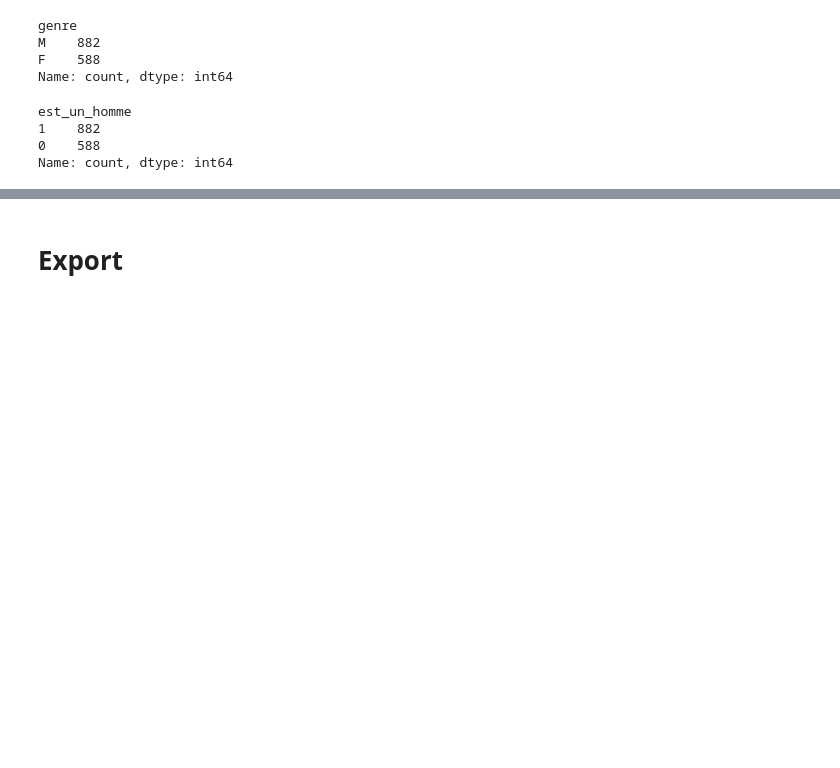
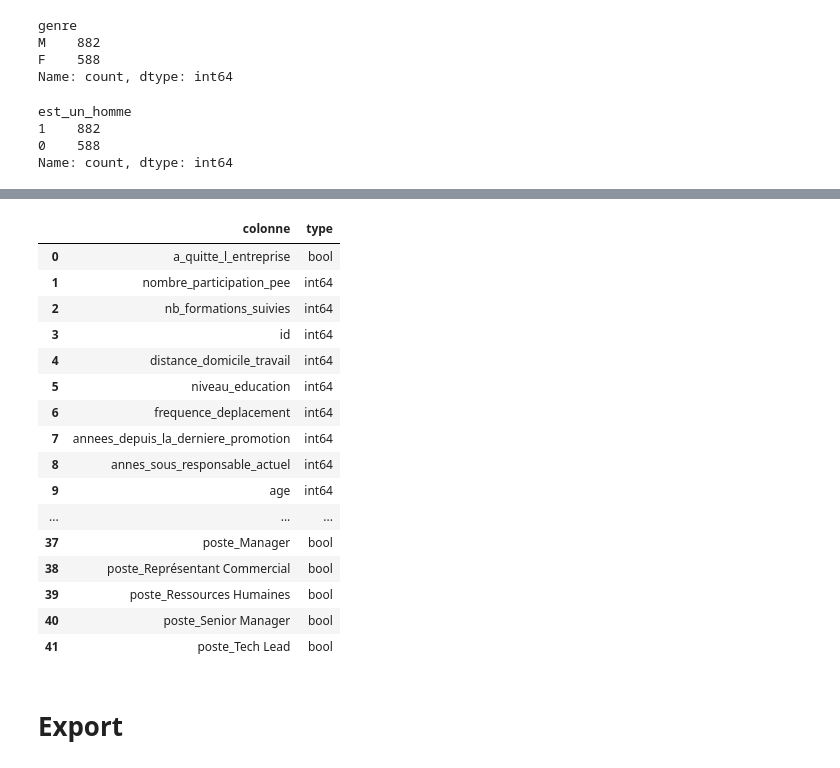
Before and after one commit to Ace4teaM/OCR-NovaTech, a Jupyter notebook: 1.nettoyage.ipynb, the cells around one changed output, grey strips where cells are left out. Cells and saved outputs as stored; diff of their text form; code cells hidden in the pictures; blank space fills up the shorter version.

Commit message:
applique les catégories binaires aux classes nominales (one-hot-encoding)

```diff
--- a/1.nettoyage.ipynb
+++ b/1.nettoyage.ipynb
@@ -510,9 +511,6 @@ frequence_deplacement_val
 Name: count, dtype: int64
 # %%
 # domaine_etude => qualitative nominale
-df["domaine_etude_val"] = df["domaine_etude"].astype("category").cat.codes
-
-display(df["domaine_etude"].value_counts(dropna=False))
-display(df["domaine_etude_val"].value_counts(dropna=False))
-
-df.drop(inplace=True, columns=["domaine_etude"])
+# get_dummies drop automatiquement ["poste"]
+# drop_first = Supprime la 1er catégorie (Célibataire) pour éviter la multicolinéarité, elle devient implicite si toutes les autres catégories sont à 0
+df = pd.get_dummies(df, columns=["domaine_etude"], drop_first=True)
@@ -536,8 +517,5 @@ Name: count, dtype: int64
 # %%
 # statut_marital => qualitative nominale
-df["statut_marital_val"] = df["statut_marital"].astype("category").cat.codes
-
-display(df["statut_marital"].value_counts(dropna=False))
-display(df["statut_marital_val"].value_counts(dropna=False))
-
-df.drop(inplace=True, columns=["statut_marital"])
+# get_dummies drop automatiquement ["poste"]
+# drop_first = Supprime la 1er catégorie (Célibataire) pour éviter la multicolinéarité, elle devient implicite si toutes les autres catégories sont à 0
+df = pd.get_dummies(df, columns=["statut_marital"], drop_first=True)
@@ -555,8 +522,5 @@ Name: count, dtype: int64
 # %%
 # departement => qualitative nominale
-df["departement_val"] = df["departement"].astype("category").cat.codes
-
-display(df["departement"].value_counts(dropna=False))
-display(df["departement_val"].value_counts(dropna=False))
-
-df.drop(inplace=True, columns=["departement"])
+# get_dummies drop automatiquement ["poste"]
+# drop_first = Supprime la 1er catégorie (Commercial) pour éviter la multicolinéarité, elle devient implicite si toutes les autres catégories sont à 0
+df = pd.get_dummies(df, columns=["departement"], drop_first=True)
@@ -574,8 +527,5 @@ Name: count, dtype: int64
 # %%
 # poste => qualitative nominale
-df["poste_val"] = df["poste"].astype("category").cat.codes
-
-display(df["poste"].value_counts(dropna=False))
-display(df["poste_val"].value_counts(dropna=False))
-
-df.drop(inplace=True, columns=["poste"])
+# get_dummies drop automatiquement ["poste"]
+# drop_first = Supprime la 1er catégorie (Assistant Direction) pour éviter la multicolinéarité, elle devient implicite si toutes les autres catégories sont à 0
+df = pd.get_dummies(df, columns=["poste"], drop_first=True)
@@ -605,3 +532,26 @@ Name: count, dtype: int64
+# %%
+pd.DataFrame({
+    "colonne": df.columns,
+    "type": df.dtypes.values
+})
+# %% [output]
+|  | colonne | type |
+| 0 | a_quitte_l_entreprise | bool |
+| 1 | nombre_participation_pee | int64 |
+| 2 | nb_formations_suivies | int64 |
+| 3 | id | int64 |
+| 4 | distance_domicile_travail | int64 |
+| 5 | niveau_education | int64 |
+| 6 | frequence_deplacement | int64 |
+| 7 | annees_depuis_la_derniere_promotion | int64 |
+| 8 | annes_sous_responsable_actuel | int64 |
+| 9 | age | int64 |
+| ... | ... | ... |
+| 37 | poste_Manager | bool |
+| 38 | poste_Représentant Commercial | bool |
+| 39 | poste_Ressources Humaines | bool |
+| 40 | poste_Senior Manager | bool |
+| 41 | poste_Tech Lead | bool |
 # %% [markdown]
 # Export
 # %%
```
Also changed, not shown: parts of 10 cells of this notebook, 2 other files.
